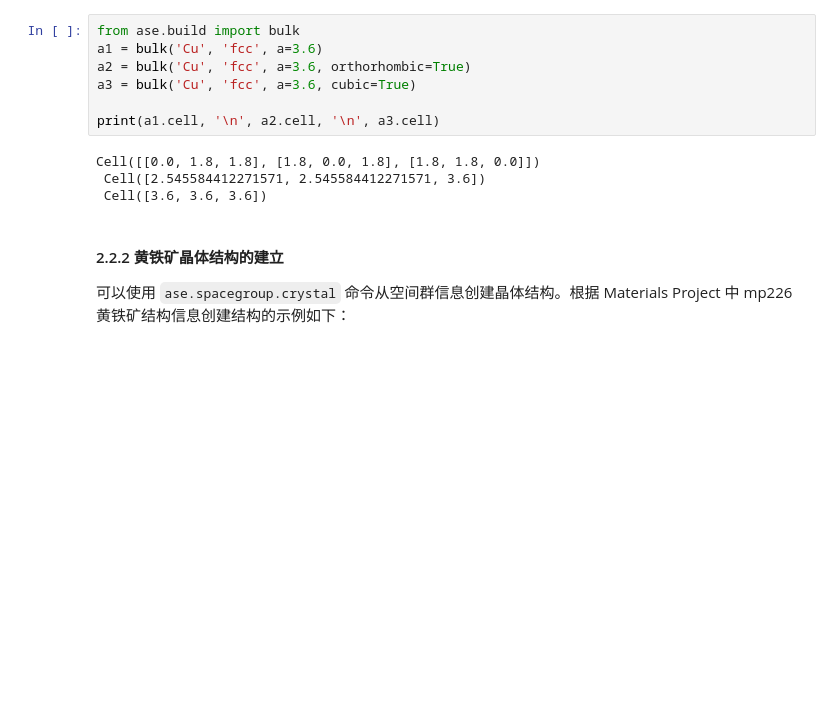
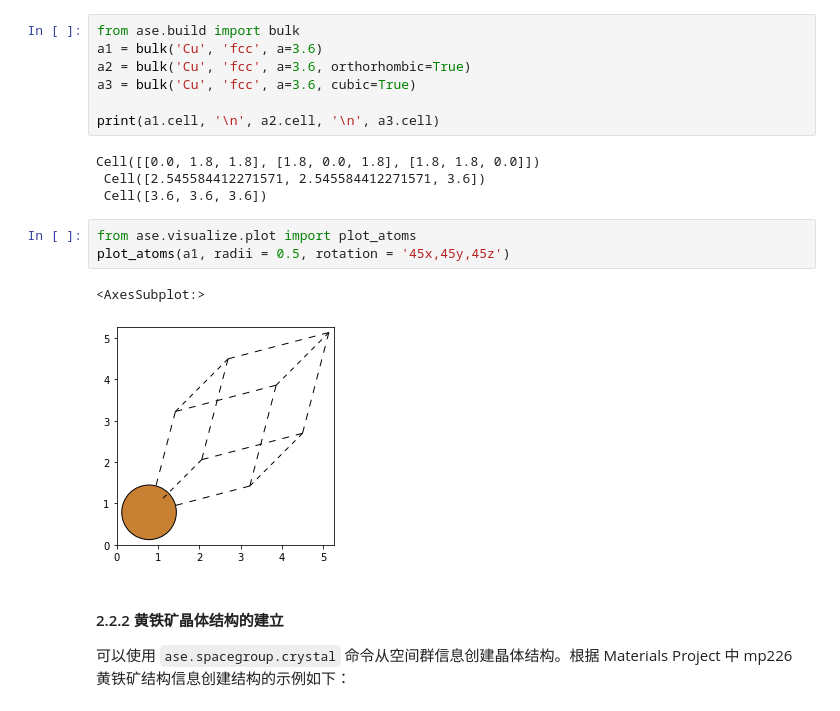
Before and after one commit to dockerytong/dockerytong.github.io, a Jupyter notebook: writes/dftbook.ipynb, the cells around one changed output. Cells and saved outputs as stored; diff of their text form; blank space fills up the shorter version.

Commit message:
update image

```diff
--- a/writes/dftbook.ipynb
+++ b/writes/dftbook.ipynb
@@ -74,6 +72,12 @@ print(a1.cell, '\n', a2.cell, '\n', a3.cell)
 Cell([[0.0, 1.8, 1.8], [1.8, 0.0, 1.8], [1.8, 1.8, 0.0]])
  Cell([2.545584412271571, 2.545584412271571, 3.6])
  Cell([3.6, 3.6, 3.6])
+# %%
+from ase.visualize.plot import plot_atoms
+plot_atoms(a1, radii = 0.5, rotation = '45x,45y,45z')
+# %% [output]
+<AxesSubplot:>
+[figure, added]
 # %% [markdown]
 #### 2.2.2 黄铁矿晶体结构的建立
 
```
Also changed, not shown: parts of 1 cell of this notebook, 1 other file.
